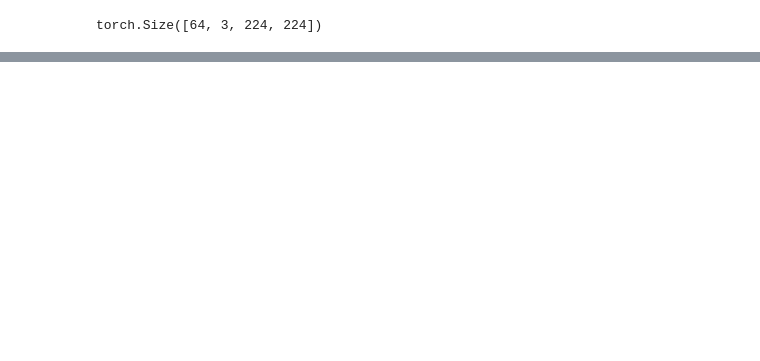
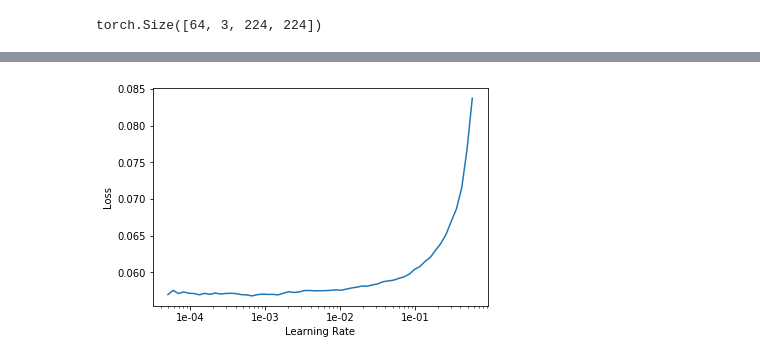
Before and after one commit to gokul-krishna/MUIMUI, a Jupyter notebook: nbs/MultiClass-ResNet.ipynb, the cells around one changed output, grey strips where cells are left out. Drawn from its saved outputs; the diff is of its cells as text; code cells hidden in the pictures; blank space fills up the shorter version.

```diff
--- a/nbs/MultiClass-ResNet.ipynb
+++ b/nbs/MultiClass-ResNet.ipynb
@@ -151,0 +116,4 @@ KeyboardInterrupt:
+# %%
+learn.recorder.plot()
+# %% [output]
+[figure, added]
```
Also changed, not shown: parts of 63 cells of this notebook, 1 other file.
